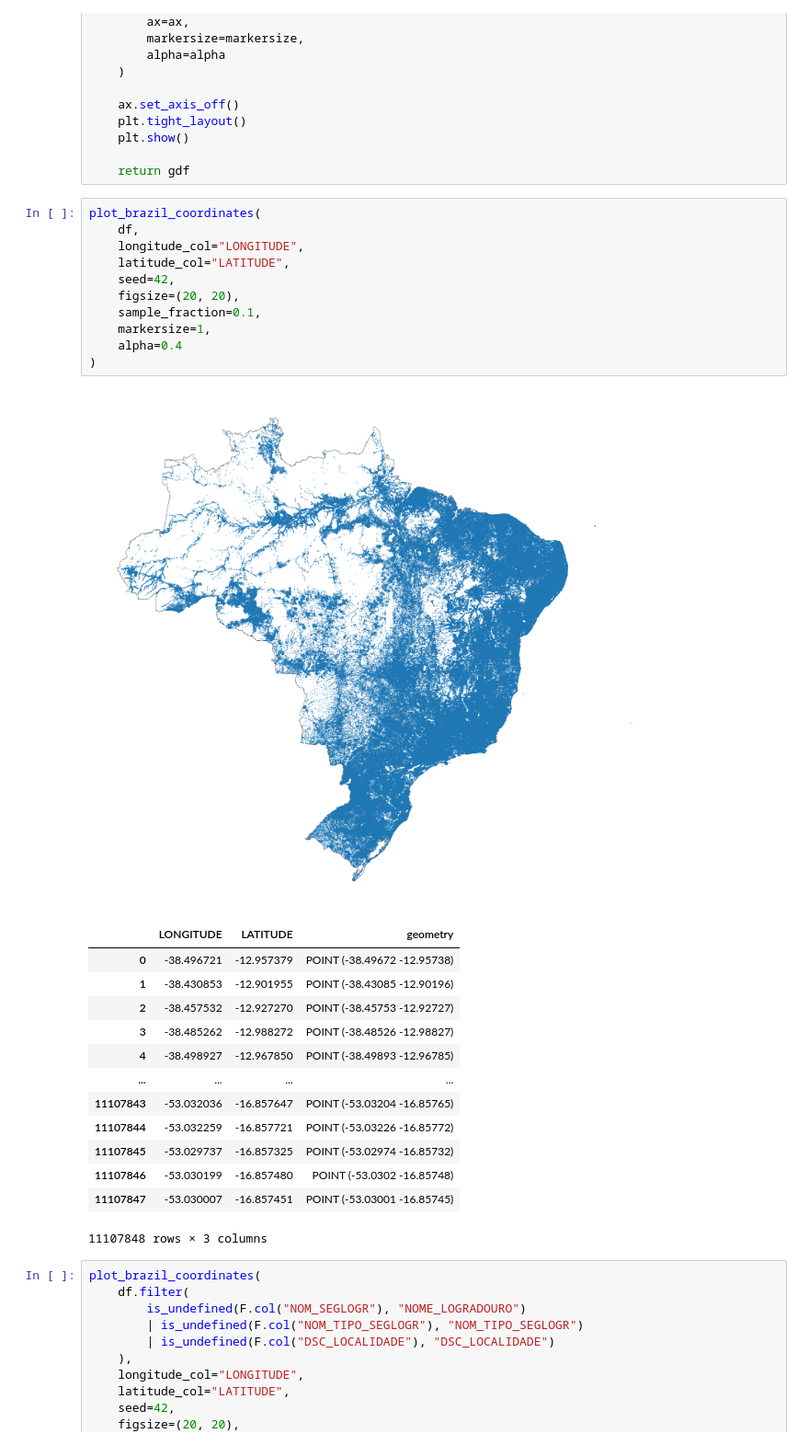
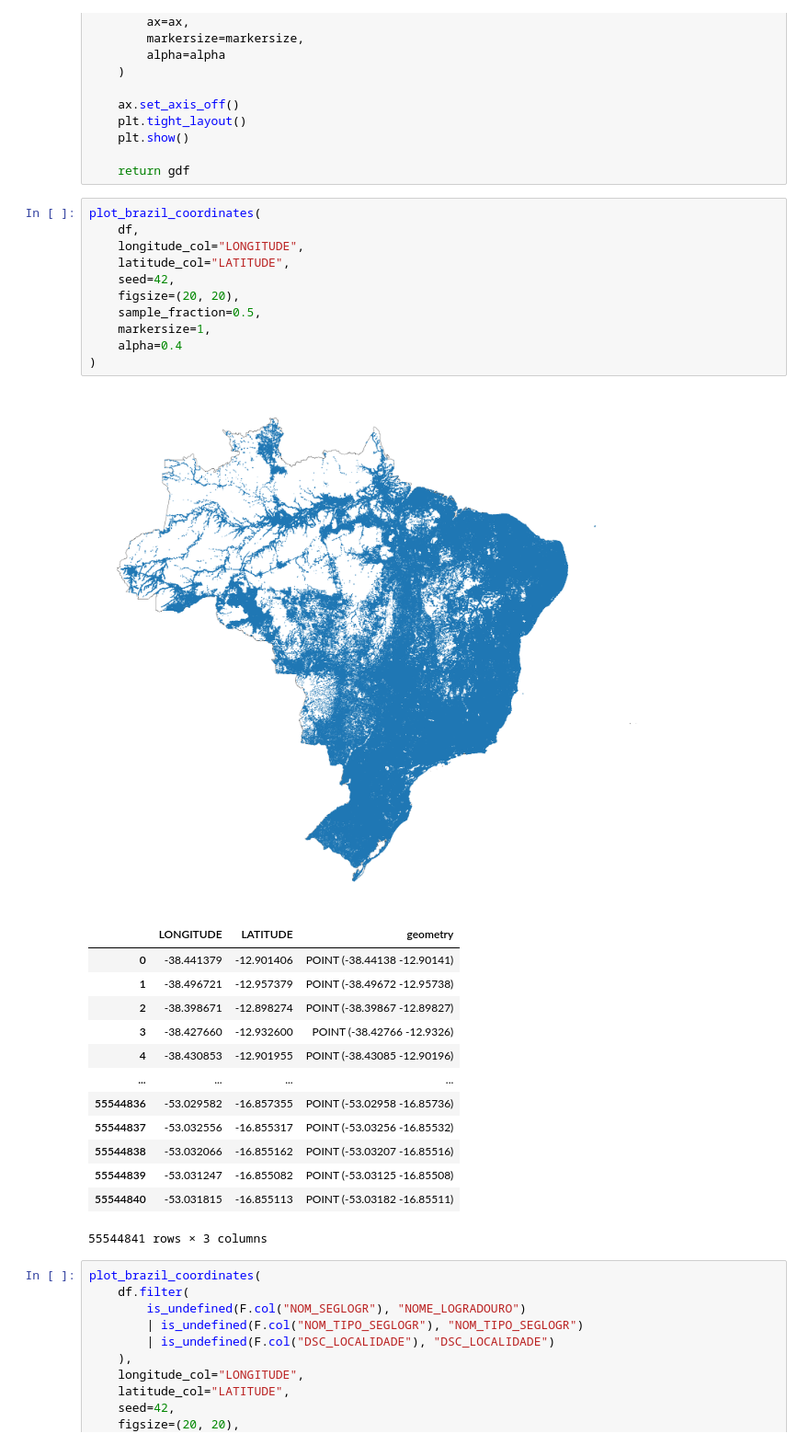
Before and after one commit to lucasvittal262/brazilian_address_linkage, a Jupyter notebook: notebooks/eda/0-exploratory-data-analysis-cnefe-data.ipynb, the cells around one changed output. Shown at 92% size. Drawn from its saved outputs; the diff is of its cells as text.

Commit message:
update  address plot map to  plot a larger sample

```diff
--- a/notebooks/eda/0-exploratory-data-analysis-cnefe-data.ipynb
+++ b/notebooks/eda/0-exploratory-data-analysis-cnefe-data.ipynb
@@ -780,29 +780,29 @@ def plot_brazil_coordinates(
 # %%
 plot_brazil_coordinates(
     df,
     longitude_col="LONGITUDE",
     latitude_col="LATITUDE",
     seed=42,
     figsize=(20, 20),
-    sample_fraction=0.1,
+    sample_fraction=0.5,
     markersize=1,
     alpha=0.4
 )
 # %% [output]
-[figure, old version]
+[figure, new version]
 |  | LONGITUDE | LATITUDE | geometry |
-| 0 | -38.496721 | -12.957379 | POINT (-38.49672 -12.95738) |
-| 1 | -38.430853 | -12.901955 | POINT (-38.43085 -12.90196) |
-| 2 | -38.457532 | -12.927270 | POINT (-38.45753 -12.92727) |
-| 3 | -38.485262 | -12.988272 | POINT (-38.48526 -12.98827) |
-| 4 | -38.498927 | -12.967850 | POINT (-38.49893 -12.96785) |
+| 0 | -38.441379 | -12.901406 | POINT (-38.44138 -12.90141) |
+| 1 | -38.496721 | -12.957379 | POINT (-38.49672 -12.95738) |
+| 2 | -38.398671 | -12.898274 | POINT (-38.39867 -12.89827) |
+| 3 | -38.427660 | -12.932600 | POINT (-38.42766 -12.9326) |
+| 4 | -38.430853 | -12.901955 | POINT (-38.43085 -12.90196) |
 | ... | ... | ... | ... |
-| 11107843 | -53.032036 | -16.857647 | POINT (-53.03204 -16.85765) |
-| 11107844 | -53.032259 | -16.857721 | POINT (-53.03226 -16.85772) |
-| 11107845 | -53.029737 | -16.857325 | POINT (-53.02974 -16.85732) |
-| 11107846 | -53.030199 | -16.857480 | POINT (-53.0302 -16.85748) |
-| 11107847 | -53.030007 | -16.857451 | POINT (-53.03001 -16.85745) |
+| 55544836 | -53.029582 | -16.857355 | POINT (-53.02958 -16.85736) |
+| 55544837 | -53.032556 | -16.855317 | POINT (-53.03256 -16.85532) |
+| 55544838 | -53.032066 | -16.855162 | POINT (-53.03207 -16.85516) |
+| 55544839 | -53.031247 | -16.855082 | POINT (-53.03125 -16.85508) |
+| 55544840 | -53.031815 | -16.855113 | POINT (-53.03182 -16.85511) |
-11107848 rows × 3 columns
+55544841 rows × 3 columns
 # %%
 plot_brazil_coordinates(
     df.filter(
```
